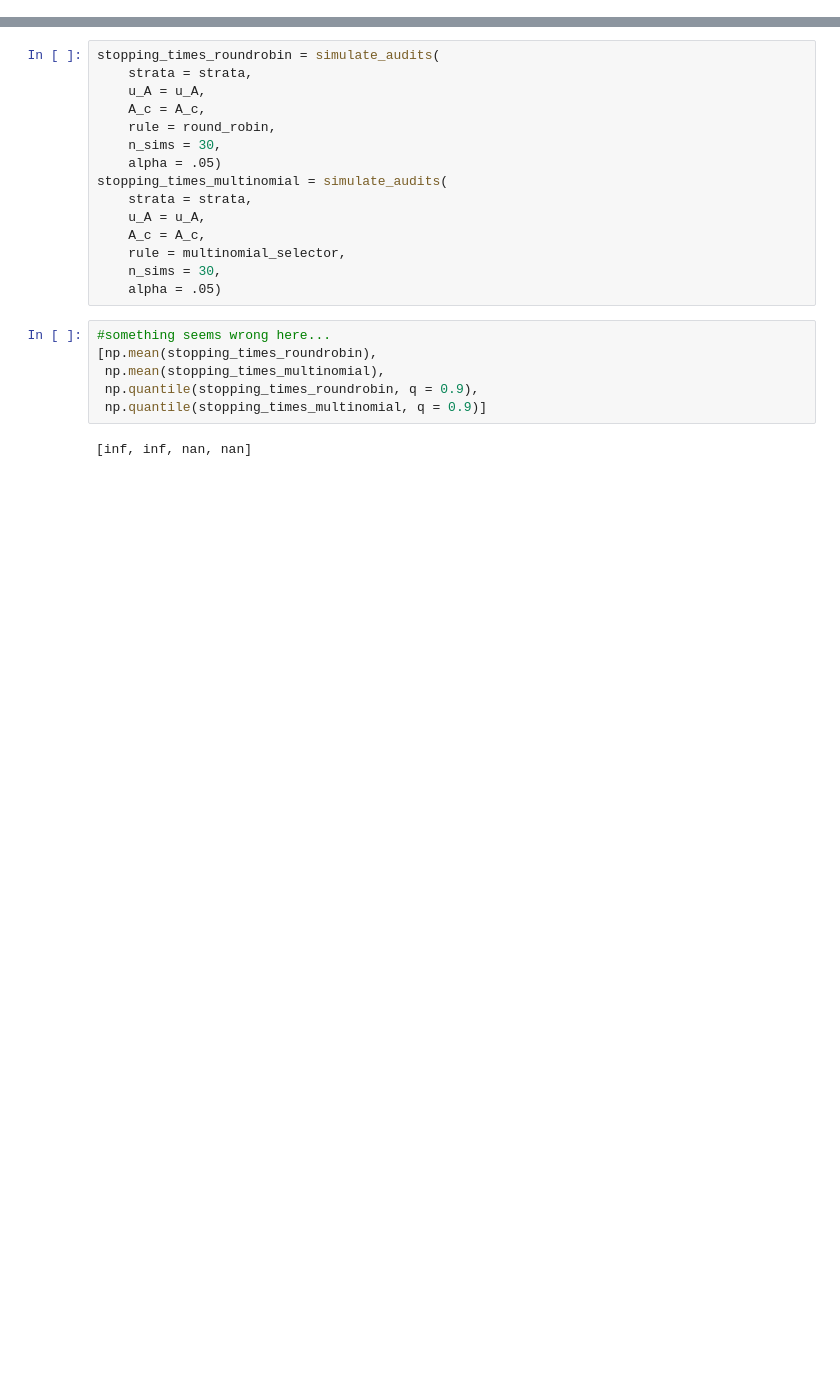
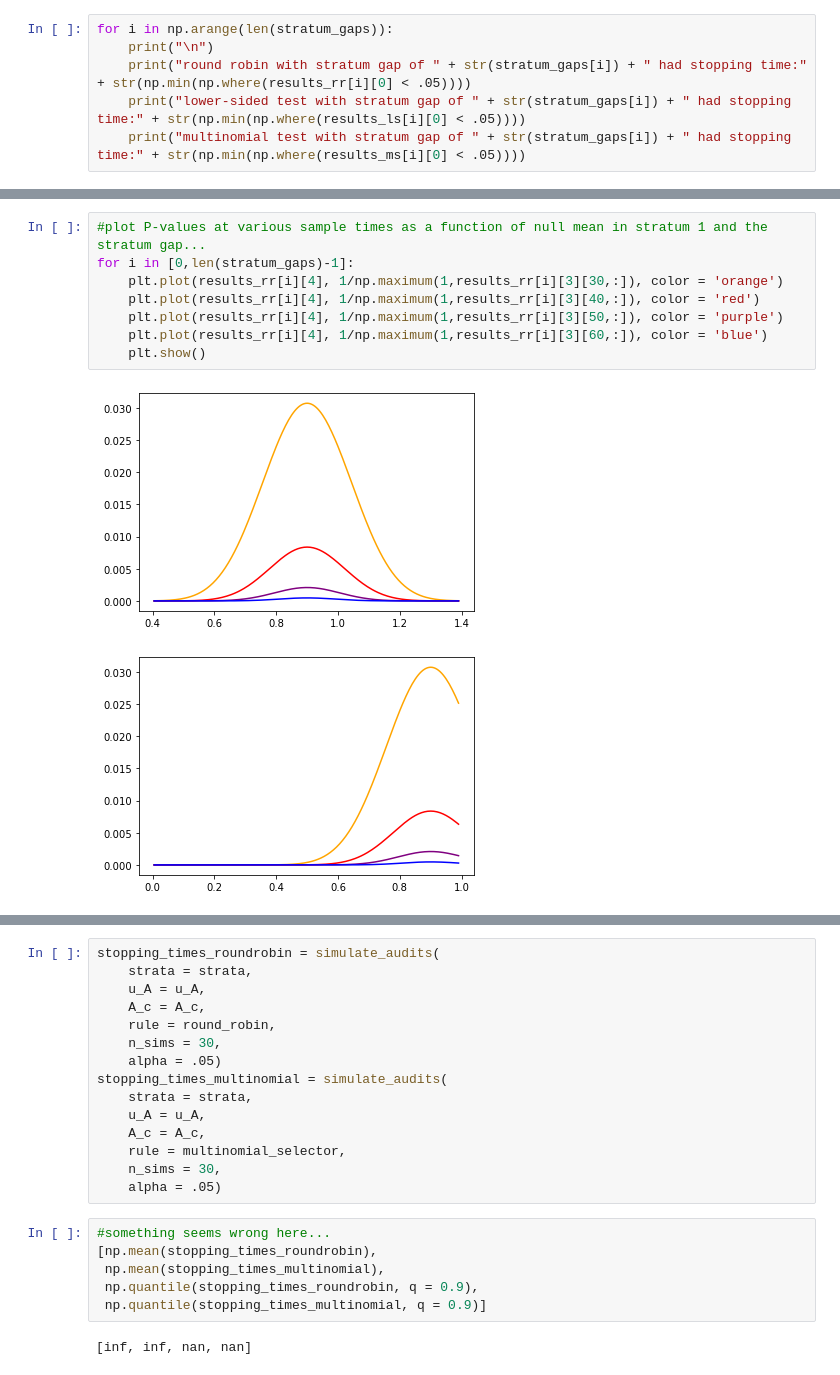
Before and after one commit to spertus/UI-TS, a Jupyter notebook: Code/stratMartExample.ipynb, the cells around one changed output, grey strips where cells are left out. Cells and saved outputs as stored; diff of their text form; blank space fills up the shorter version.

```diff
--- a/Code/stratMartExample.ipynb
+++ b/Code/stratMartExample.ipynb
@@ -133,0 +42,6 @@ p_value, stratum_selections, null_selections
+# %%
+for i in np.arange(len(stratum_gaps)):
+    print("\n")
+    print("round robin with stratum gap of " + str(stratum_gaps[i]) + " had stopping time:" + str(np.min(np.where(results_rr[i][0] < .05))))
+    print("lower-sided test with stratum gap of " + str(stratum_gaps[i]) + " had stopping time:" + str(np.min(np.where(results_ls[i][0] < .05))))
+    print("multinomial test with stratum gap of " + str(stratum_gaps[i]) + " had stopping time:" + str(np.min(np.where(results_ms[i][0] < .05))))
@@ -133,0 +76,11 @@ p_value, stratum_selections, null_selections
+# %%
+#plot P-values at various sample times as a function of null mean in stratum 1 and the stratum gap...
+for i in [0,len(stratum_gaps)-1]:
+    plt.plot(results_rr[i][4], 1/np.maximum(1,results_rr[i][3][30,:]), color = 'orange')
+    plt.plot(results_rr[i][4], 1/np.maximum(1,results_rr[i][3][40,:]), color = 'red')
+    plt.plot(results_rr[i][4], 1/np.maximum(1,results_rr[i][3][50,:]), color = 'purple')
+    plt.plot(results_rr[i][4], 1/np.maximum(1,results_rr[i][3][60,:]), color = 'blue')
+    plt.show()
+# %% [output]
+[figure, added]
+[figure, added]
```
Also changed, not shown: parts of 15 cells of this notebook.
